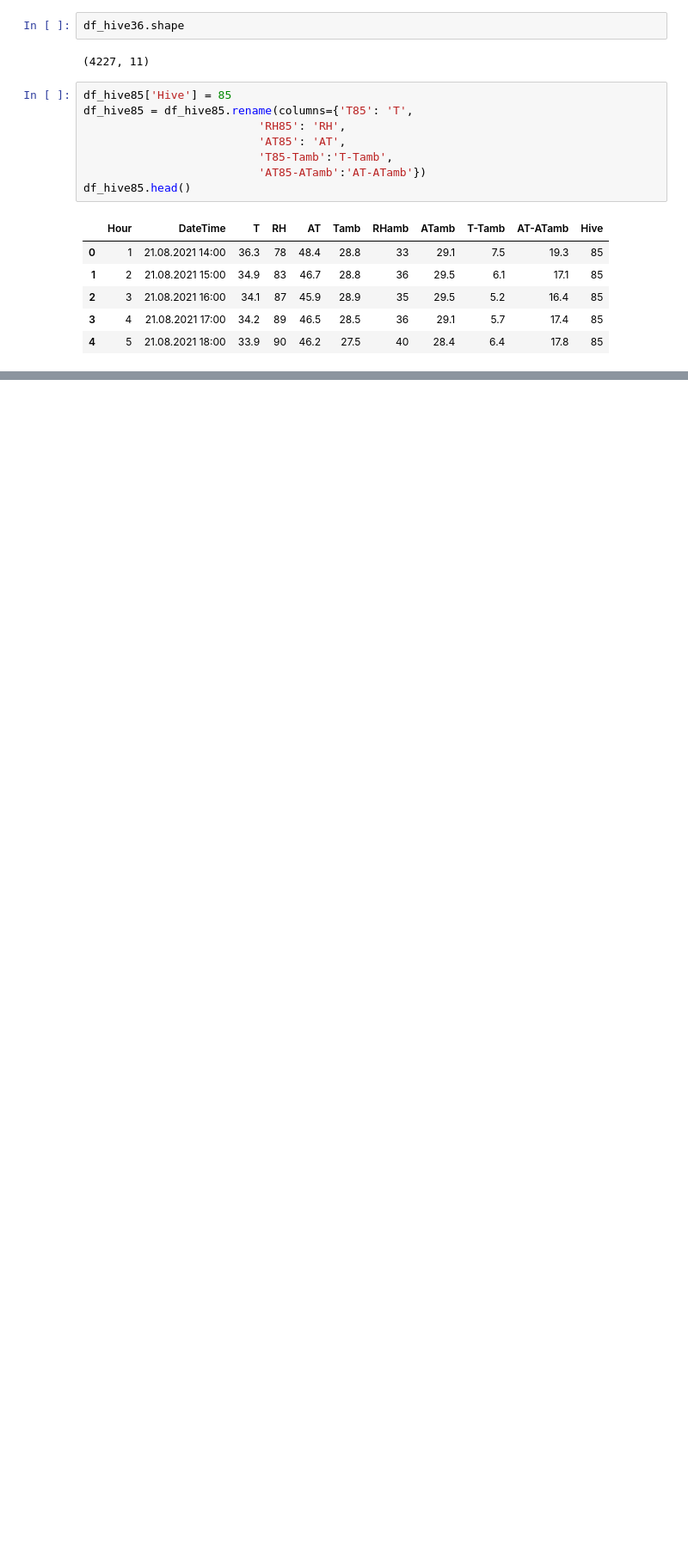
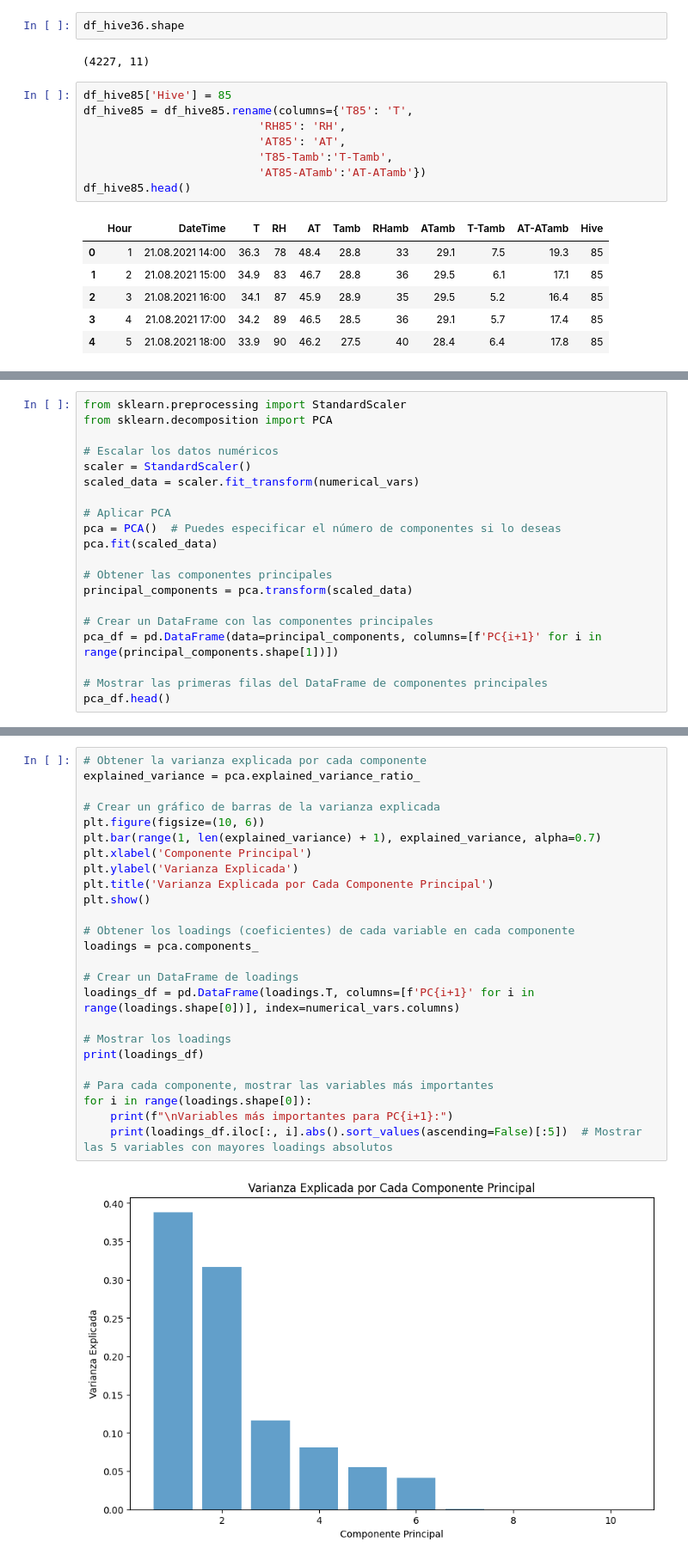
Before and after one commit to Samave02/HoneyTic-, a Jupyter notebook: Beehives/beehives.ipynb, the cells around one changed output, grey strips where cells are left out. Shown at 86% size. Drawn from its saved outputs; the diff is of its cells as text; blank space fills up the shorter version.

```diff
--- a/Beehives/beehives.ipynb
+++ b/Beehives/beehives.ipynb
@@ -106,0 +293,20 @@ Name: Hive, dtype: int64
+# %%
+from sklearn.preprocessing import StandardScaler
+from sklearn.decomposition import PCA
+
+# Escalar los datos numéricos
+scaler = StandardScaler()
+scaled_data = scaler.fit_transform(numerical_vars)
+
+# Aplicar PCA
+pca = PCA()  # Puedes especificar el número de componentes si lo deseas
+pca.fit(scaled_data)
+
+# Obtener las componentes principales
+principal_components = pca.transform(scaled_data)
+
+# Crear un DataFrame con las componentes principales
+pca_df = pd.DataFrame(data=principal_components, columns=[f'PC{i+1}' for i in range(principal_components.shape[1])])
+
+# Mostrar las primeras filas del DataFrame de componentes principales
+pca_df.head()
@@ -106,0 +320,27 @@ Name: Hive, dtype: int64
+# %%
+# Obtener la varianza explicada por cada componente
+explained_variance = pca.explained_variance_ratio_
+
+# Crear un gráfico de barras de la varianza explicada
+plt.figure(figsize=(10, 6))
+plt.bar(range(1, len(explained_variance) + 1), explained_variance, alpha=0.7)
+plt.xlabel('Componente Principal')
+plt.ylabel('Varianza Explicada')
+plt.title('Varianza Explicada por Cada Componente Principal')
+plt.show()
+
+# Obtener los loadings (coeficientes) de cada variable en cada componente
+loadings = pca.components_
+
+# Crear un DataFrame de loadings
+loadings_df = pd.DataFrame(loadings.T, columns=[f'PC{i+1}' for i in range(loadings.shape[0])], index=numerical_vars.columns)
+
+# Mostrar los loadings
+print(loadings_df)
+
+# Para cada componente, mostrar las variables más importantes
+for i in range(loadings.shape[0]):
+    print(f"\nVariables más importantes para PC{i+1}:")
+    print(loadings_df.iloc[:, i].abs().sort_values(ascending=False)[:5])  # Mostrar las 5 variables con mayores loadings absolutos
+# %% [output]
+[figure, added]
```
Also changed, not shown: parts of 23 cells of this notebook.
